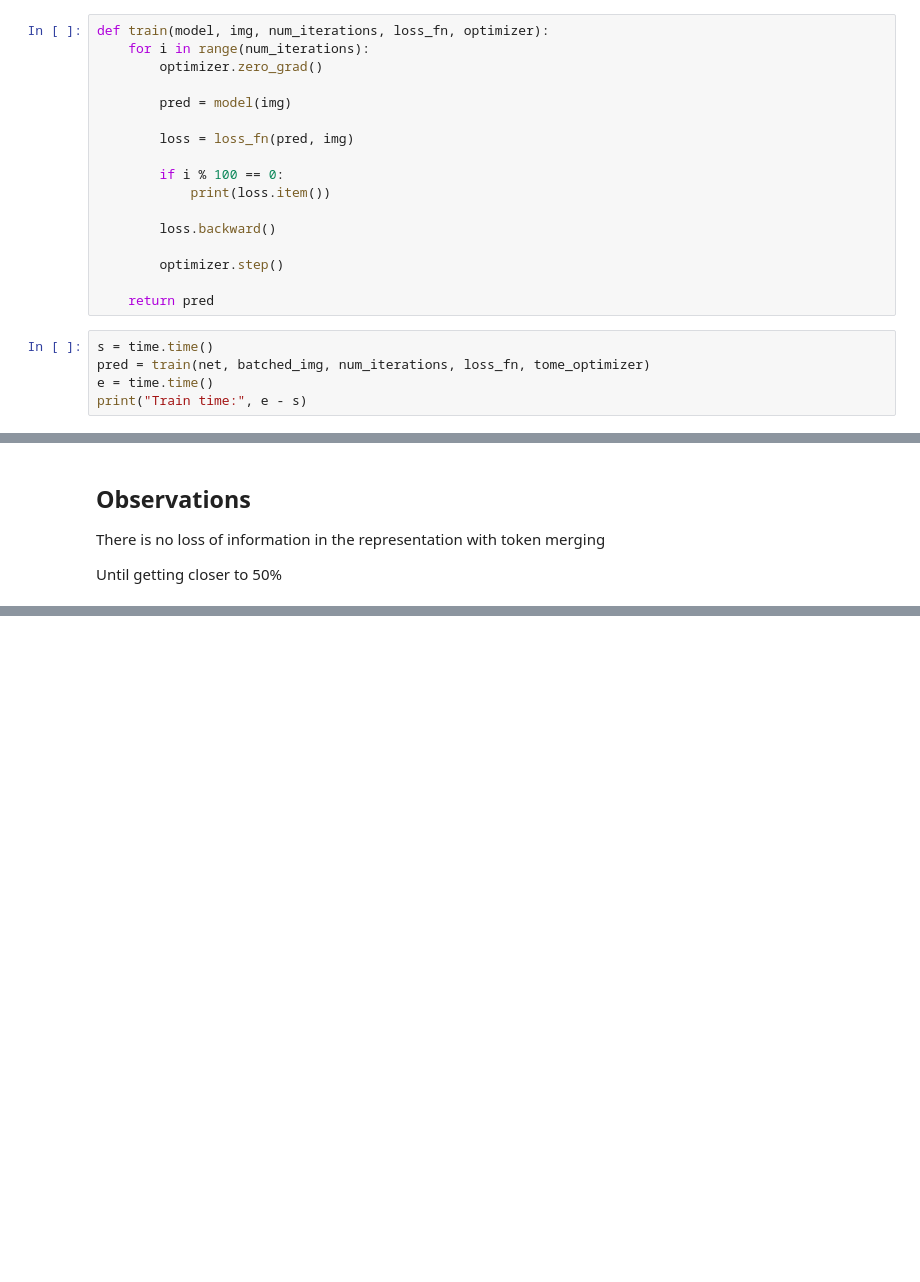
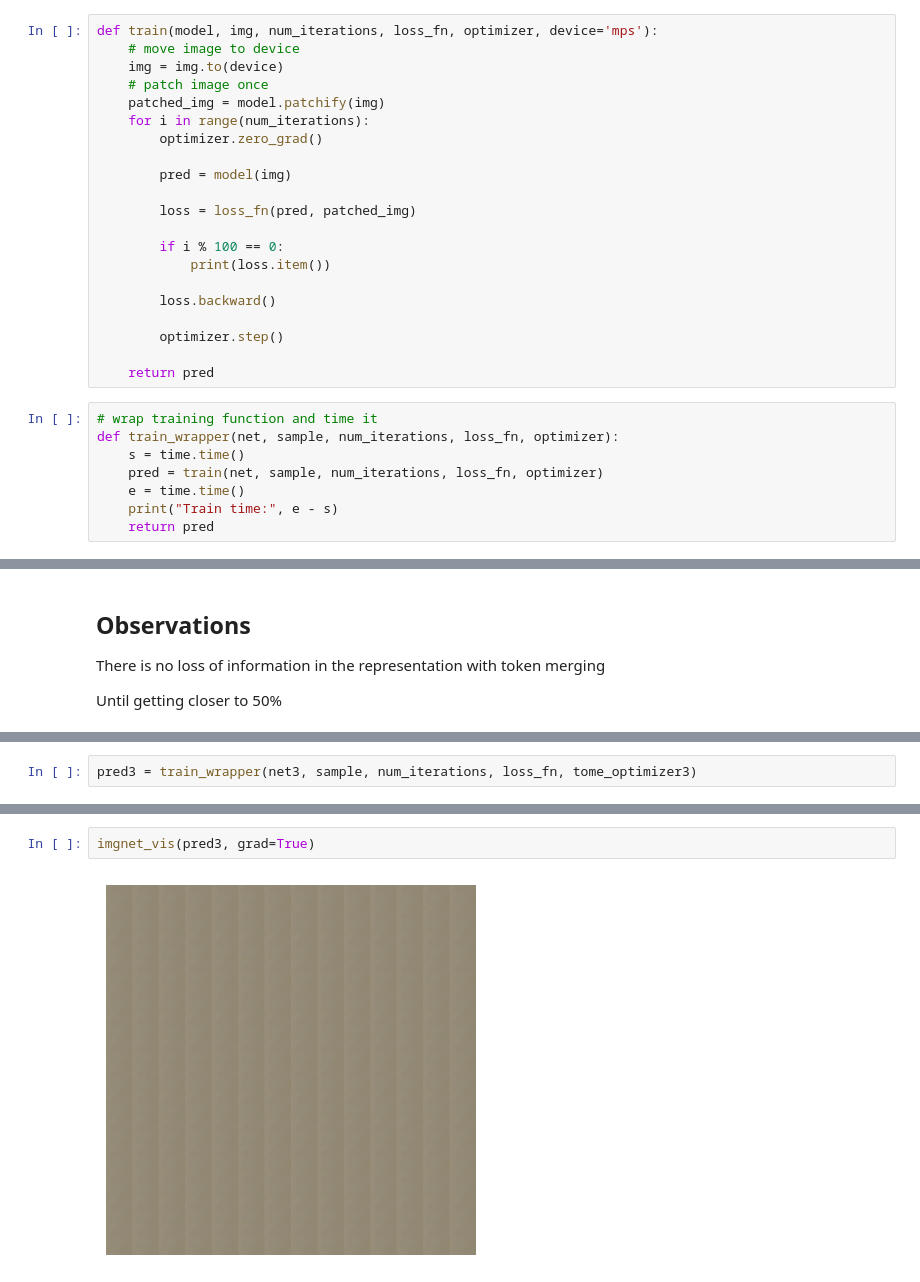
Before and after one commit to tpeat/attention-eval, a Jupyter notebook: tome_test.ipynb, the cells around one changed output, grey strips where cells are left out. Drawn from its saved outputs; the diff is of its cells as text; blank space fills up the shorter version.

```diff
--- a/tome_test.ipynb
+++ b/tome_test.ipynb
@@ -627,12 +702,16 @@ net = Net(block_fn=ToMeBlock)
 tome_optimizer = torch.optim.Adam(net.parameters(), lr=lr, weight_decay=weight_decay)
 # %%
-def train(model, img, num_iterations, loss_fn, optimizer):
+def train(model, img, num_iterations, loss_fn, optimizer, device='mps'):
+    # move image to device
+    img = img.to(device)
+    # patch image once
+    patched_img = model.patchify(img)
     for i in range(num_iterations):
         optimizer.zero_grad()
 
         pred = model(img)
 
-        loss = loss_fn(pred, img)
+        loss = loss_fn(pred, patched_img)
 
         if i % 100 == 0:
             print(loss.item())
@@ -643,7 +722,10 @@ def train(model, img, num_iterations, loss_fn, optimizer):
 
     return pred
 # %%
-s = time.time()
-pred = train(net, batched_img, num_iterations, loss_fn, tome_optimizer)
-e = time.time()
-print("Train time:", e - s)
+# wrap training function and time it
+def train_wrapper(net, sample, num_iterations, loss_fn, optimizer):
+    s = time.time()
+    pred = train(net, sample, num_iterations, loss_fn, optimizer)
+    e = time.time()
+    print("Train time:", e - s)
+    return pred
@@ -780,0 +832,2 @@ vis(pred3)
+# %%
+pred3 = train_wrapper(net3, sample, num_iterations, loss_fn, tome_optimizer3)
@@ -780,0 +852,4 @@ vis(pred3)
+# %%
+imgnet_vis(pred3, grad=True)
+# %% [output]
+[figure, added]
```
Also changed, not shown: parts of 36 cells of this notebook, 2 other files.
